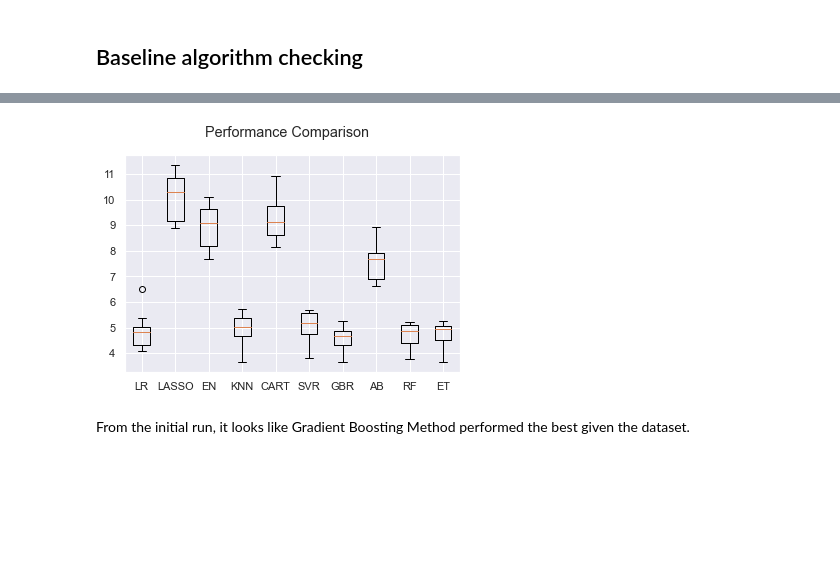
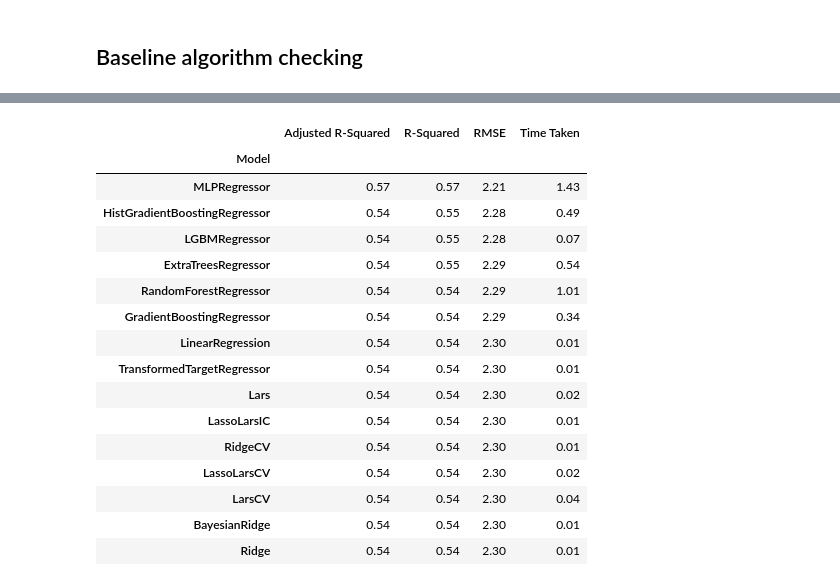
Before and after one commit to junkal/Data-Science-Repository, a Jupyter notebook: Abalone-Age-Prediction/Abalone-Age-Prediction.ipynb, the cells around one changed output, grey strips where cells are left out. Drawn from its saved outputs; the diff is of its cells as text; code cells hidden in the pictures; blank space fills up the shorter version.

Commit message:
Updated to include LazyRegressor

```diff
--- a/Abalone-Age-Prediction/Abalone-Age-Prediction.ipynb
+++ b/Abalone-Age-Prediction/Abalone-Age-Prediction.ipynb
@@ -21,8 +12,16 @@ from math import sqrt
 
 Load the dataset and do some quick exploratory analysis.
 # %%
-column_names = ['Sex', 'Length', 'Diameter', 'Height', 'Whole_weight','Shucked_weight',
-                 'Viscera_weight', 'Shell_weight', 'Rings']
+column_names = ['Sex',
+                'Length',
+                'Diameter',
+                'Height',
+                'Whole_weight',
+                'Shucked_weight',
+                'Viscera_weight',
+                'Shell_weight',
+                'Rings']
+
 data = pd.read_csv('abalone.txt', index_col=False, delimiter = ",", names=column_names)
 data.head(5)
 # %% [output]
@@ -141,11 +96,0 @@ ET: RMSE 2.179258 (STD 0.467286) (run time: 4.654079)
-# %%
-fig = plt.figure()
-fig.suptitle('Performance Comparison')
-ax = fig.add_subplot(111)
-plt.boxplot(results)
-ax.set_xticklabels(names)
-plt.show()
-# %% [output]
-[figure, removed]
-# %% [markdown]
-From the initial run, it looks like Gradient Boosting Method performed the best given the dataset.
@@ -152 +100,28 @@ From the initial run, it looks like Gradient Boosting Method performed the best
+# %%
+reg = LazyRegressor(verbose=0,
+                    ignore_warnings=True,
+                    custom_metric=None,
+                    random_state=12)
+
+models, predictions = reg.fit(X_train, X_test, Y_train, Y_test)
+# %%
+models.head(15)
+# %% [output]
+|  | Adjusted R-Squared | R-Squared | RMSE | Time Taken |
+| Model |  |  |  |  |
+| MLPRegressor | 0.57 | 0.57 | 2.21 | 1.43 |
+| HistGradientBoostingRegressor | 0.54 | 0.55 | 2.28 | 0.49 |
+| LGBMRegressor | 0.54 | 0.55 | 2.28 | 0.07 |
+| ExtraTreesRegressor | 0.54 | 0.55 | 2.29 | 0.54 |
+| RandomForestRegressor | 0.54 | 0.54 | 2.29 | 1.01 |
+| GradientBoostingRegressor | 0.54 | 0.54 | 2.29 | 0.34 |
+| LinearRegression | 0.54 | 0.54 | 2.30 | 0.01 |
+| TransformedTargetRegressor | 0.54 | 0.54 | 2.30 | 0.01 |
+| Lars | 0.54 | 0.54 | 2.30 | 0.02 |
+| LassoLarsIC | 0.54 | 0.54 | 2.30 | 0.01 |
+| RidgeCV | 0.54 | 0.54 | 2.30 | 0.01 |
+| LassoLarsCV | 0.54 | 0.54 | 2.30 | 0.02 |
+| LarsCV | 0.54 | 0.54 | 2.30 | 0.04 |
+| BayesianRidge | 0.54 | 0.54 | 2.30 | 0.01 |
+| Ridge | 0.54 | 0.54 | 2.30 | 0.01 |
 # %%
```
Also changed, not shown: parts of 23 cells of this notebook.
